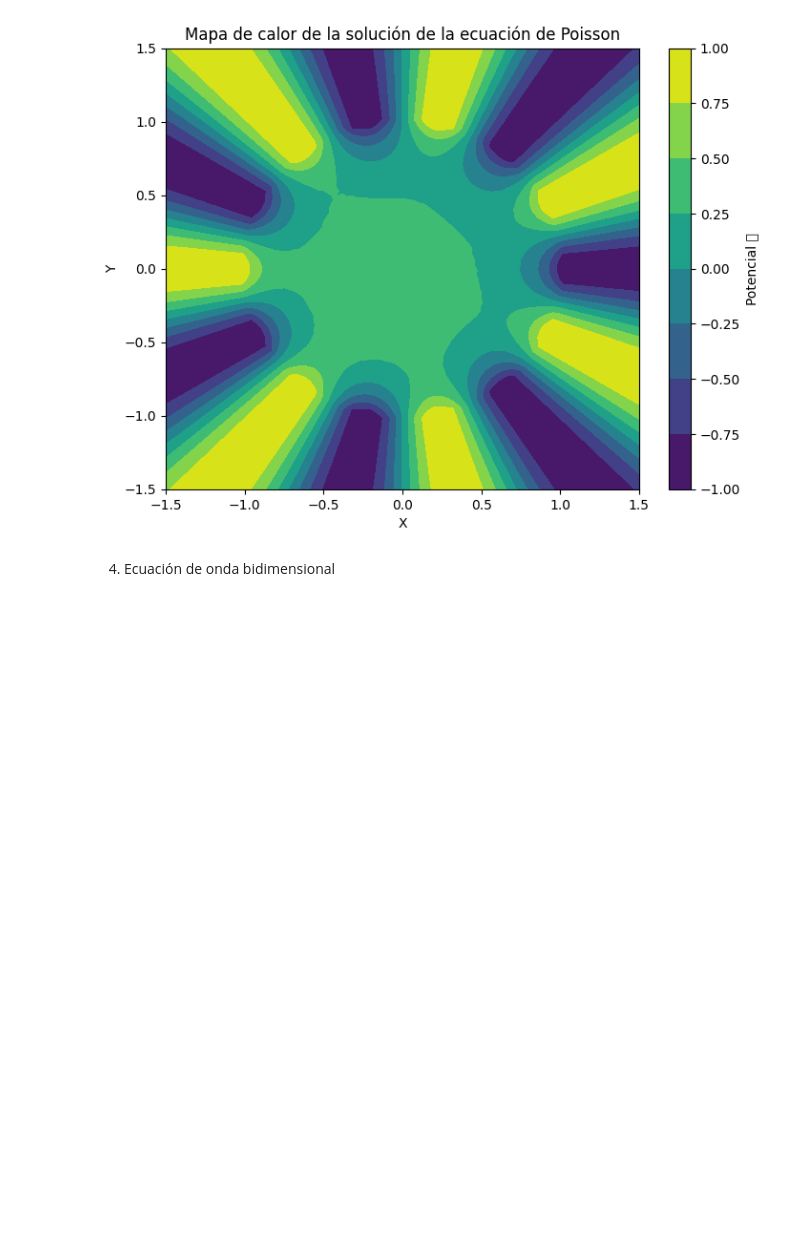
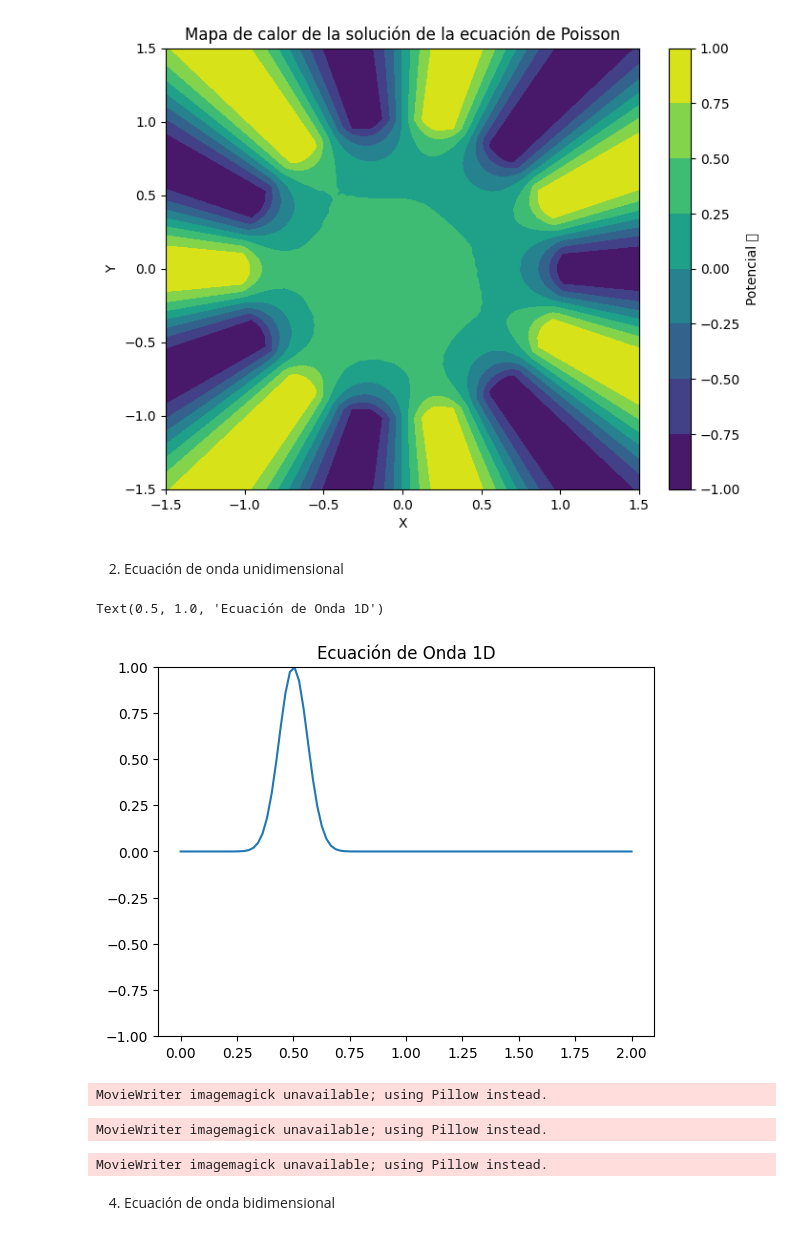
Before and after one commit to sarchilagomez1/MetodosComputacionales2-Fuentes-Archila, a Jupyter notebook: Taller4_fuentesarchila.ipynb, the cells around one changed output. Saved outputs shown, nothing was run; the diff lists cells and outputs as text; code cells hidden in the pictures; blank space fills up the shorter version.

```diff
--- a/Taller4_fuentesarchila.ipynb
+++ b/Taller4_fuentesarchila.ipynb
@@ -70,6 +70,84 @@ plt.show()
 # %% [output]
 [figure]
 [figure]
+# %% [markdown]
+2. Ecuación de onda unidimensional
+# %%
+import numpy as np
+import matplotlib.pyplot as plt
+from matplotlib.animation import FuncAnimation
+
+# Parámetros
+L = 2
+c = 1
+Nx = 100
+dx = L / (Nx - 1)
+dt = 0.01
+Nt = 500
+C = c * dt / dx  # Coeficiente de Courant
+
+# Espacio y tiempo
+x = np.linspace(0, L, Nx)
+u = np.exp(-125 * (x - 0.5)**2)
+u_old = np.copy(u)
+u_new = np.zeros_like(u)
+
+# Configuración de la animación
+fig, ax = plt.subplots()
+line, = ax.plot(x, u)
+ax.set_ylim(-1, 1)
+ax.set_title('Ecuación de Onda 1D')
+# %% [output]
+Text(0.5, 1.0, 'Ecuación de Onda 1D')
+[figure, added]
+# %%
+def update_dirichlet(frame):
+    global u, u_old, u_new
+    u_new[1:-1] = 2*u[1:-1] - u_old[1:-1] + C**2 * (u[2:] - 2*u[1:-1] + u[:-2])
+    u_new[0] = 0  # Condición de frontera Dirichlet en x=0
+    u_new[-1] = 0  # Condición de frontera Dirichlet en x=L
+    u_old, u = u, u_new
+    line.set_ydata(u)
+    return line,
+
+# Animación Dirichlet
+ani = FuncAnimation(fig, update_dirichlet, frames=Nt, interval=20)
+ani.save('2.1.simulacion_onda_1D_dirichlet.gif', writer='imagemagick')
+plt.show()
+# %% [output]
+MovieWriter imagemagick unavailable; using Pillow instead.
+# %%
+def update_neumann(frame):
+    global u, u_old, u_new
+    u_new[1:-1] = 2*u[1:-1] - u_old[1:-1] + C**2 * (u[2:] - 2*u[1:-1] + u[:-2])
+    u_new[0] = u_new[1]  # Condición de frontera Neumann en x=0
+    u_new[-1] = u_new[-2]  # Condición de frontera Neumann en x=L
+    u_old, u = u, u_new
+    line.set_ydata(u)
+    return line,
+
+# Animación Neumann
+ani = FuncAnimation(fig, update_neumann, frames=Nt, interval=20)
+ani.save('2.2.simulacion_onda_1D_neumann.gif', writer='imagemagick')
+plt.show()
+# %% [output]
+MovieWriter imagemagick unavailable; using Pillow instead.
+# %%
+def update_periodic(frame):
+    global u, u_old, u_new
+    u_new[1:-1] = 2*u[1:-1] - u_old[1:-1] + C**2 * (u[2:] - 2*u[1:-1] + u[:-2])
+    u_new[0] = u_new[-2]  # Condición periódica en x=0
+    u_new[-1] = u_new[1]  # Condición periódica en x=L
+    u_old, u = u, u_new
+    line.set_ydata(u)
+    return line,
+
+# Animación Periódica
+ani = FuncAnimation(fig, update_periodic, frames=Nt, interval=20)
+ani.save('2.3.simulacion_onda_1D_periodico.gif', writer='imagemagick')
+plt.show()
+# %% [output]
+MovieWriter imagemagick unavailable; using Pillow instead.
 # %% [markdown]
 4. Ecuación de onda bidimensional
 # %%
```
Also changed, not shown: parts of 3 cells of this notebook, 6 other files.
